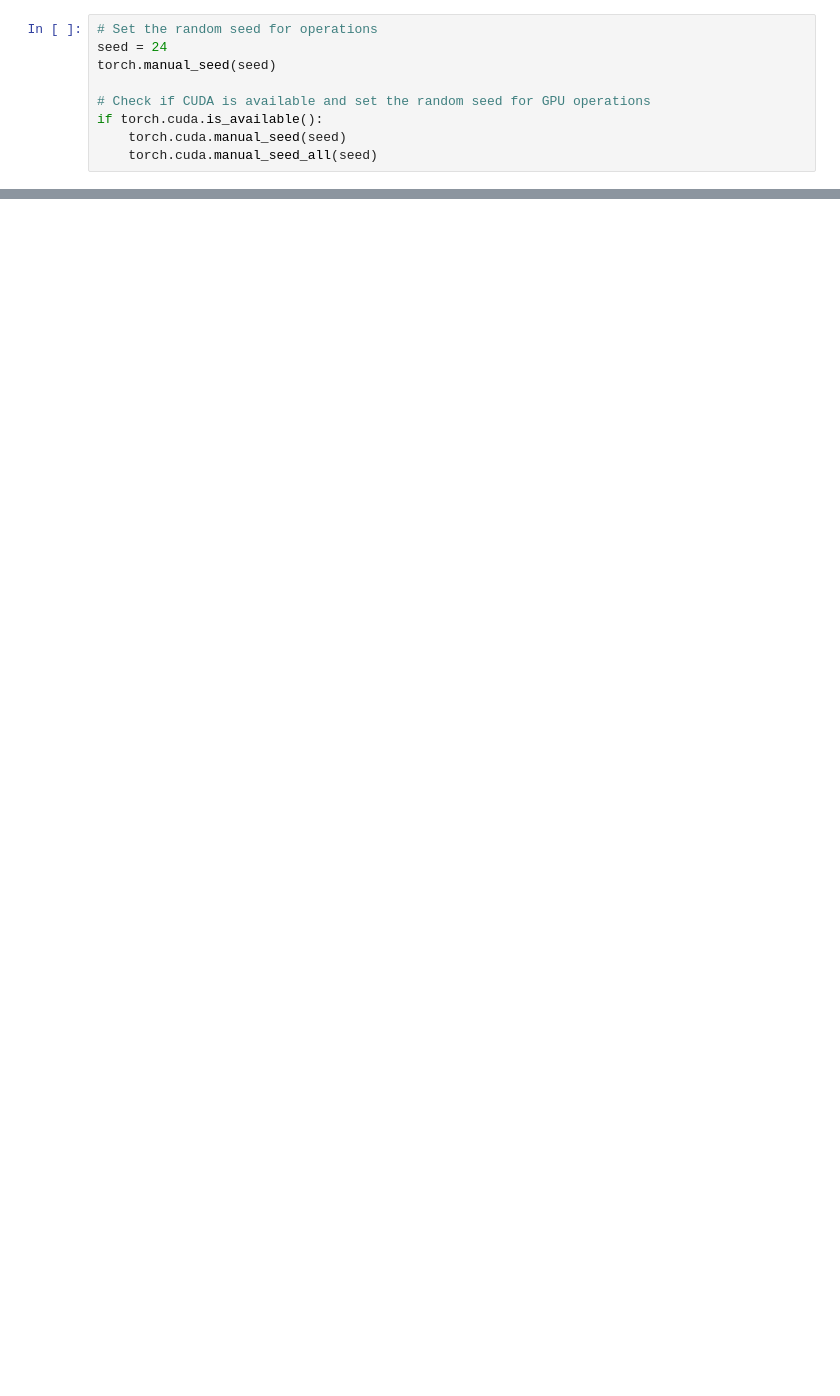
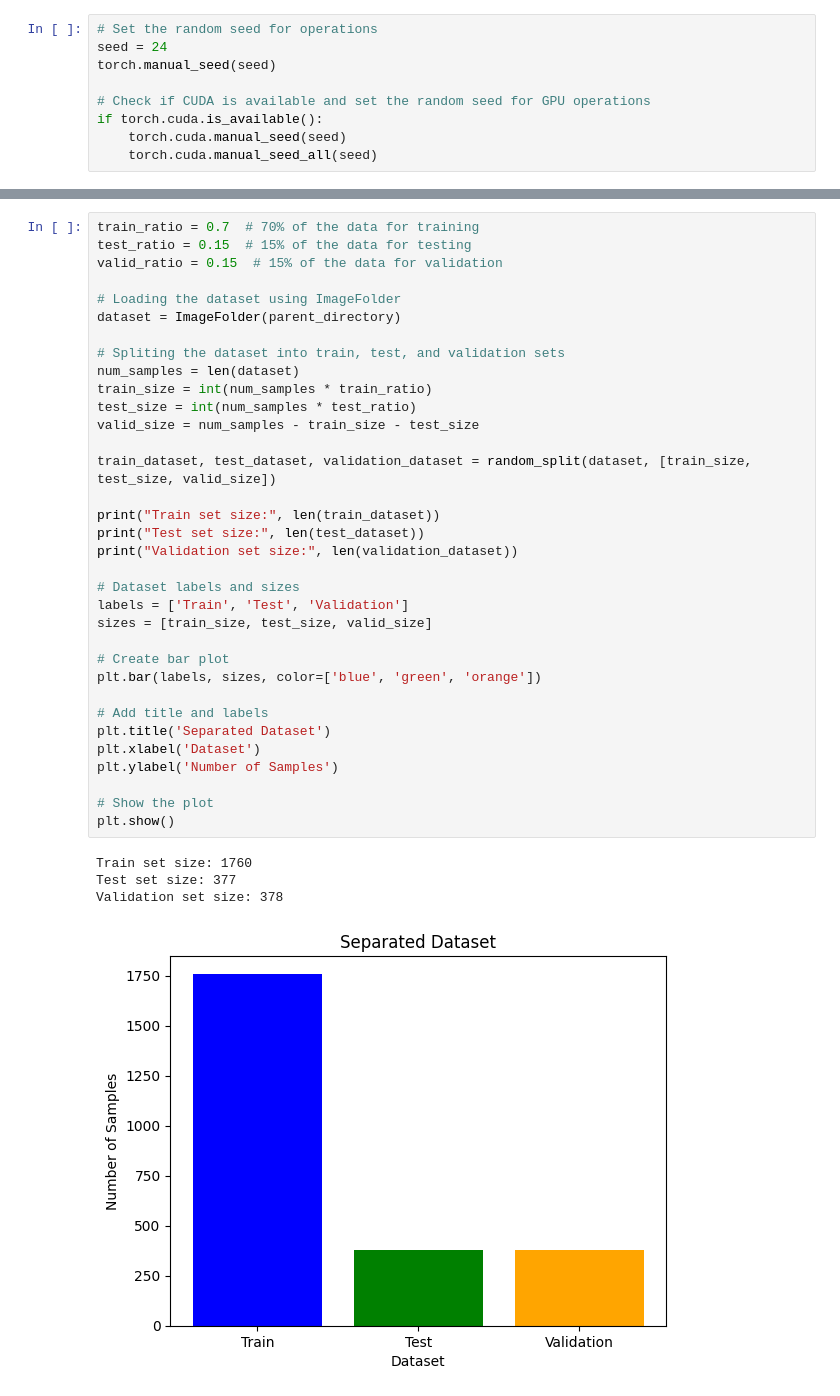
Before and after one commit to BozidarM/Hand-gestures-classification-with-Pytorch, a Jupyter notebook: Gestures_Classification.ipynb, the cells around one changed output, grey strips where cells are left out. Cells and saved outputs as stored; diff of their text form; blank space fills up the shorter version.

```diff
--- a/Gestures_Classification.ipynb
+++ b/Gestures_Classification.ipynb
@@ -1097,0 +277,39 @@ peace      0.09%
+# %%
+train_ratio = 0.7  # 70% of the data for training
+test_ratio = 0.15  # 15% of the data for testing
+valid_ratio = 0.15  # 15% of the data for validation
+
+# Loading the dataset using ImageFolder
+dataset = ImageFolder(parent_directory)
+
+# Spliting the dataset into train, test, and validation sets
+num_samples = len(dataset)
+train_size = int(num_samples * train_ratio)
+test_size = int(num_samples * test_ratio)
+valid_size = num_samples - train_size - test_size
+
+train_dataset, test_dataset, validation_dataset = random_split(dataset, [train_size, test_size, valid_size])
+
+print("Train set size:", len(train_dataset))
+print("Test set size:", len(test_dataset))
+print("Validation set size:", len(validation_dataset))
+
+# Dataset labels and sizes
+labels = ['Train', 'Test', 'Validation']
+sizes = [train_size, test_size, valid_size]
+
+# Create bar plot
+plt.bar(labels, sizes, color=['blue', 'green', 'orange'])
+
+# Add title and labels
+plt.title('Separated Dataset')
+plt.xlabel('Dataset')
+plt.ylabel('Number of Samples')
+
+# Show the plot
+plt.show()
+# %% [output]
+Train set size: 1760
+Test set size: 377
+Validation set size: 378
+[figure, added]
```
Also changed, not shown: parts of 57 cells of this notebook.
